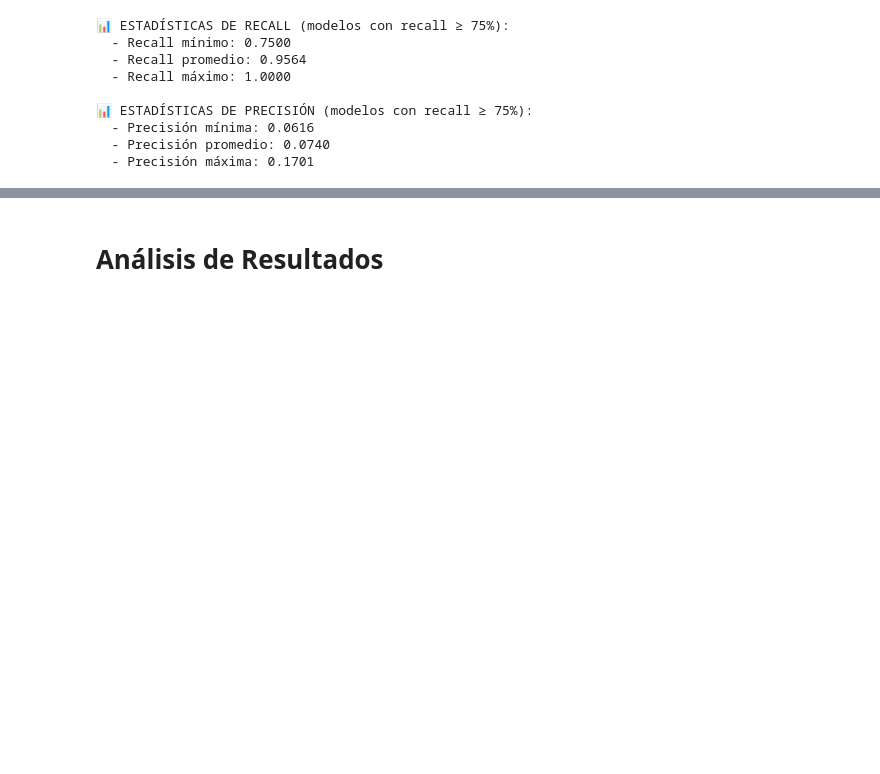
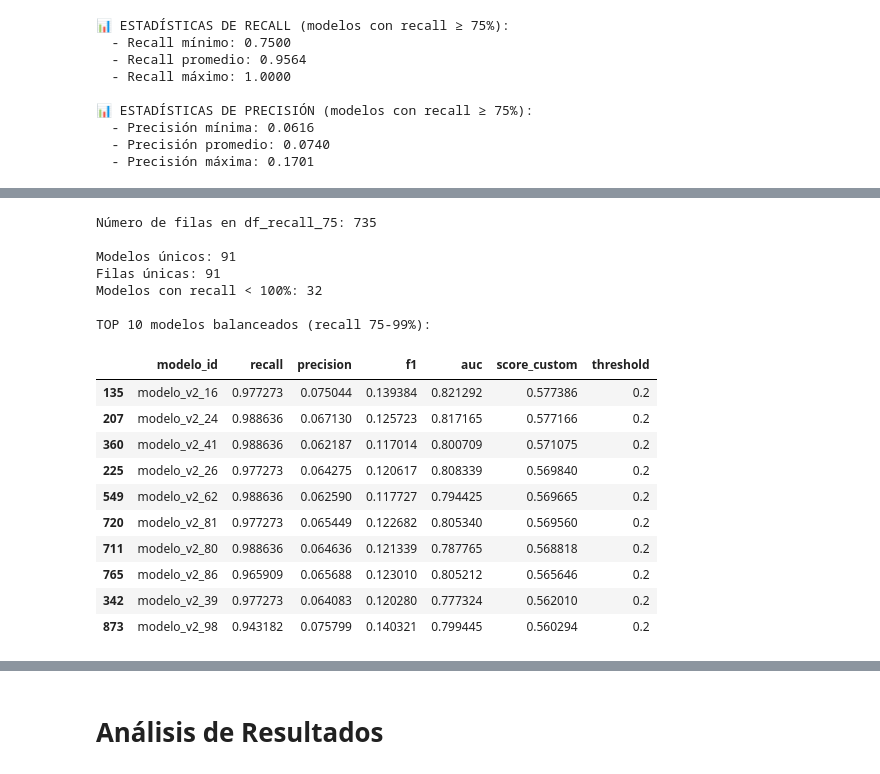
Before and after one commit to Clauelenar10/dashboard-desercion-estudiantil, a Jupyter notebook: modelocode.ipynb, the cells around one changed output, grey strips where cells are left out. Cells and saved outputs as stored; diff of their text form; code cells hidden in the pictures; blank space fills up the shorter version.

```diff
--- a/modelocode.ipynb
+++ b/modelocode.ipynb
@@ -603,0 +678,37 @@ MODELOS CON RECALL ≥ 75%: 735 configuraciones
+# %%
+# Verificar el contenido de df_recall_75
+print(f"Número de filas en df_recall_75: {len(df_recall_75)}")
+print(f"\nModelos únicos: {df_recall_75['modelo_id'].nunique()}")
+
+# Eliminar duplicados y ordenar por mejor balance
+df_unique = df_recall_75.drop_duplicates(subset=['modelo_id']).copy()
+print(f"Filas únicas: {len(df_unique)}")
+
+# Filtrar modelos con recall < 100%
+df_balanced = df_unique[df_unique['recall'] < 1.0].copy()
+print(f"Modelos con recall < 100%: {len(df_balanced)}")
+
+# Ordenar por score_custom
+df_balanced = df_balanced.sort_values('score_custom', ascending=False)
+
+print("\nTOP 10 modelos balanceados (recall 75-99%):")
+display(df_balanced.head(10)[['modelo_id', 'recall', 'precision', 'f1', 'auc', 'score_custom', 'threshold']])
+# %% [output]
+Número de filas en df_recall_75: 735
+
+Modelos únicos: 91
+Filas únicas: 91
+Modelos con recall < 100%: 32
+
+TOP 10 modelos balanceados (recall 75-99%):
+|  | modelo_id | recall | precision | f1 | auc | score_custom | threshold |
+| 135 | modelo_v2_16 | 0.977273 | 0.075044 | 0.139384 | 0.821292 | 0.577386 | 0.2 |
+| 207 | modelo_v2_24 | 0.988636 | 0.067130 | 0.125723 | 0.817165 | 0.577166 | 0.2 |
+| 360 | modelo_v2_41 | 0.988636 | 0.062187 | 0.117014 | 0.800709 | 0.571075 | 0.2 |
+| 225 | modelo_v2_26 | 0.977273 | 0.064275 | 0.120617 | 0.808339 | 0.569840 | 0.2 |
+| 549 | modelo_v2_62 | 0.988636 | 0.062590 | 0.117727 | 0.794425 | 0.569665 | 0.2 |
+| 720 | modelo_v2_81 | 0.977273 | 0.065449 | 0.122682 | 0.805340 | 0.569560 | 0.2 |
+| 711 | modelo_v2_80 | 0.988636 | 0.064636 | 0.121339 | 0.787765 | 0.568818 | 0.2 |
+| 765 | modelo_v2_86 | 0.965909 | 0.065688 | 0.123010 | 0.805212 | 0.565646 | 0.2 |
+| 342 | modelo_v2_39 | 0.977273 | 0.064083 | 0.120280 | 0.777324 | 0.562010 | 0.2 |
+| 873 | modelo_v2_98 | 0.943182 | 0.075799 | 0.140321 | 0.799445 | 0.560294 | 0.2 |
```
Also changed, not shown: parts of 2 cells of this notebook, 3 other files.
